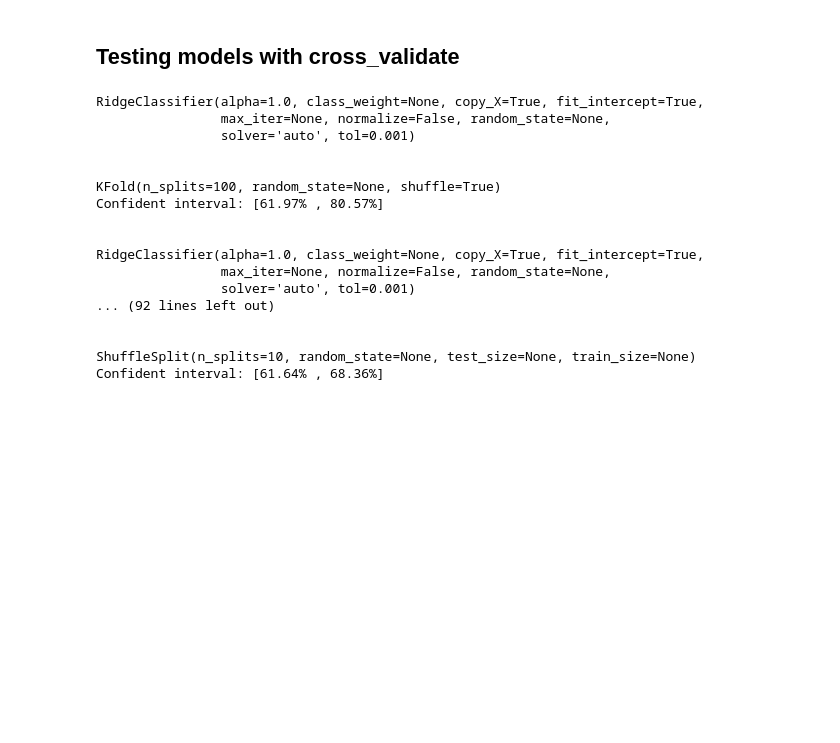
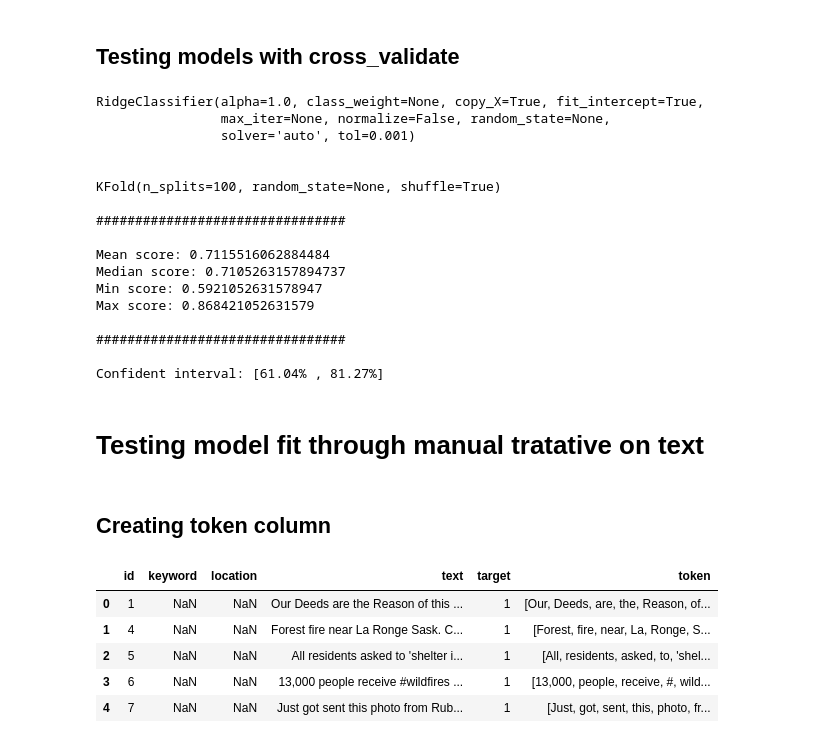
Before and after one commit to Loernius/getting-started-nlp, a Jupyter notebook: NLP tweeter competition.ipynb, the cells around one changed output. Drawn from its saved outputs; the diff is of its cells as text; code cells hidden in the pictures; blank space fills up the shorter version.

```diff
--- a/NLP tweeter competition.ipynb
+++ b/NLP tweeter competition.ipynb
@@ -16,8 +18,8 @@ import matplotlib.pyplot as plt
 # %% [markdown]
 ## Loading data
 # %%
-train = pd.read_csv('train.csv')
-test = pd.read_csv('test.csv')
+train = pd.read_csv('../input/nlp-getting-started/train.csv')
+test = pd.read_csv('../input/nlp-getting-started/test.csv')
 # %% [markdown]
 ## Data structure
 # %%
@@ -89,9 +99,13 @@ split_list = [kf, ss]
 # %% [markdown]
 ## Testing models with cross_validate
 # %%
-for classifier in classifiers_list:
-    for splitter in split_list:
-        cross_validation(classifier, raw_tfidf, classes, splitter)
+# for classifier in classifiers_list:
+#     for splitter in split_list:
+#         cross_validation(classifier, raw_tfidf, classes, splitter)
+# Commenting this routine due to slow processing
+
+# chosen methods so far: RidgeClassifier with KFold splitter - 60% to 80% of confident interval
+cross_validation(rc, raw_tfidf, classes, kf)
 # %% [output]
 RidgeClassifier(alpha=1.0, class_weight=None, copy_X=True, fit_intercept=True,
                 max_iter=None, normalize=False, random_state=None,
@@ -99,14 +113,28 @@ RidgeClassifier(alpha=1.0, class_weight=None, copy_X=True, fit_intercept=True,
 
 
 KFold(n_splits=100, random_state=None, shuffle=True)
-Confident interval: [61.97% , 80.57%]
 
+################################
 
-RidgeClassifier(alpha=1.0, class_weight=None, copy_X=True, fit_intercept=True,
-                max_iter=None, normalize=False, random_state=None,
-                solver='auto', tol=0.001)
-... (92 lines left out)
+Mean score: 0.7115516062884484
+Median score: 0.7105263157894737
+Min score: 0.5921052631578947
+Max score: 0.868421052631579
 
+################################
 
-ShuffleSplit(n_splits=10, random_state=None, test_size=None, train_size=None)
-Confident interval: [61.64% , 68.36%]
+Confident interval: [61.04% , 81.27%]
+# %% [markdown]
+# Testing model fit through manual tratative on text
+# %% [markdown]
+## Creating token column
+# %%
+train['token'] = train.text.apply(nltk.tokenize.word_tokenize)
+train.head()
+# %% [output]
+|  | id | keyword | location | text | target | token |
+| 0 | 1 | NaN | NaN | Our Deeds are the Reason of this ... | 1 | [Our, Deeds, are, the, Reason, of... |
+| 1 | 4 | NaN | NaN | Forest fire near La Ronge Sask. C... | 1 | [Forest, fire, near, La, Ronge, S... |
+| 2 | 5 | NaN | NaN | All residents asked to 'shelter i... | 1 | [All, residents, asked, to, 'shel... |
+| 3 | 6 | NaN | NaN | 13,000 people receive #wildfires ... | 1 | [13,000, people, receive, #, wild... |
+| 4 | 7 | NaN | NaN | Just got sent this photo from Rub... | 1 | [Just, got, sent, this, photo, fr... |
```
Also changed, not shown: parts of 25 cells of this notebook.
